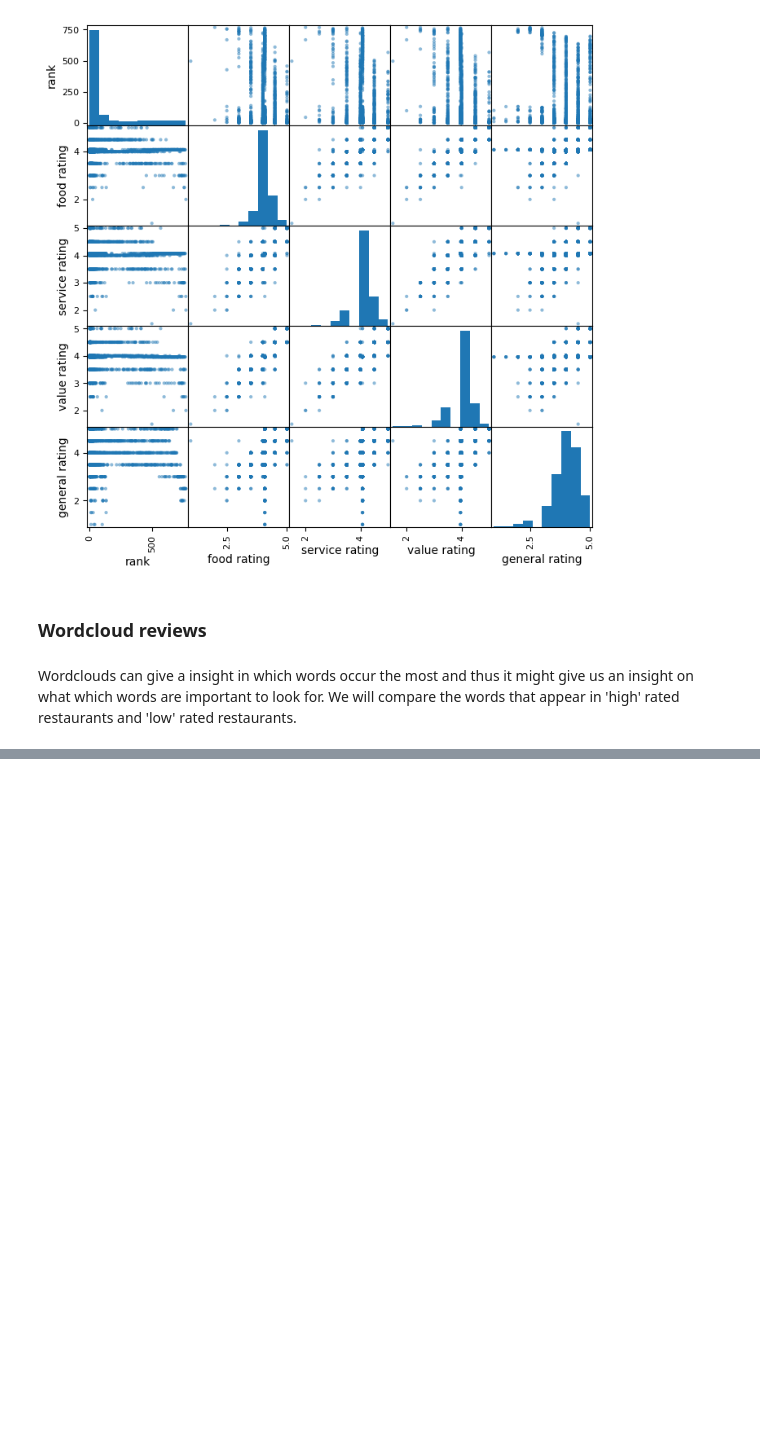
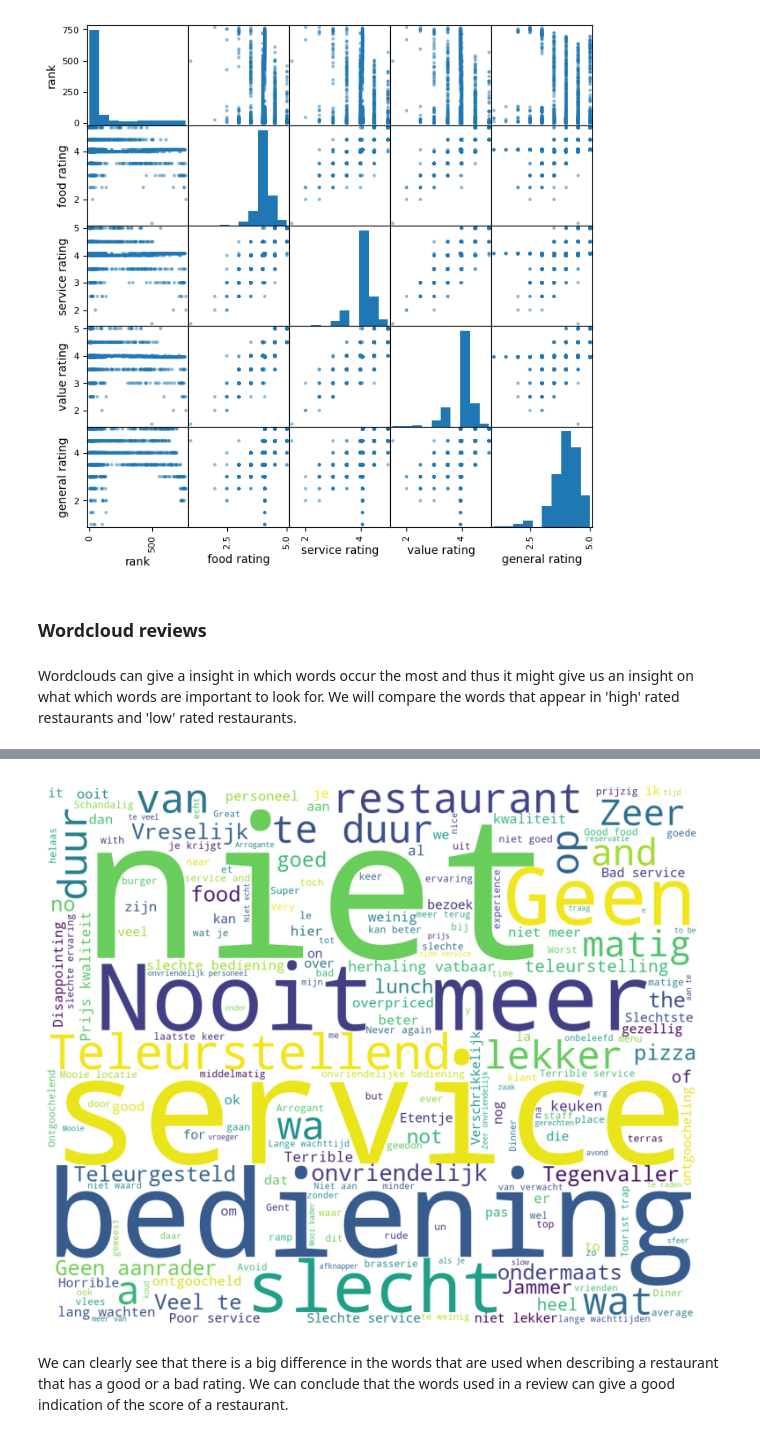
Before and after one commit to brabreda/Machine-learning, a Jupyter notebook: Sprint 1.ipynb, the cells around one changed output, grey strips where cells are left out. Saved outputs shown, nothing was run; the diff lists cells and outputs as text; code cells hidden in the pictures; blank space fills up the shorter version.

```diff
--- a/Sprint 1.ipynb
+++ b/Sprint 1.ipynb
@@ -701,0 +693,13 @@ df_train_reviews.head()
+# %%
+# From the df_train_reviews dataframe, create a wordcloud of the title column
+# but only for restaurants with a rating lower then 2.5
+# do not include the words 'een', 'voor', 'de', 'het', 'en', 'met'
+wordcloud = WordCloud(background_color='white', width=1200, height=1000, stopwords=['een', 'i', 'is', 'voor', 'de', 'het', 'en', 'met', 'in', 'eten', 'maar']).generate(" ".join(df_train_reviews.loc[df_train_reviews['rating'] < 2.5]['title'].astype(str)))
+plt.figure(figsize=(15,8))
+plt.imshow(wordcloud)
+plt.axis('off')
+plt.show()
+# %% [output]
+[figure, added]
+# %% [markdown]
+We can clearly see that there is a big difference in the words that are used when describing a restaurant that has a good or a bad rating. We can conclude that the words used in a review can give a good indication of the score of a restaurant.
```
Also changed, not shown: parts of 3 cells of this notebook.
